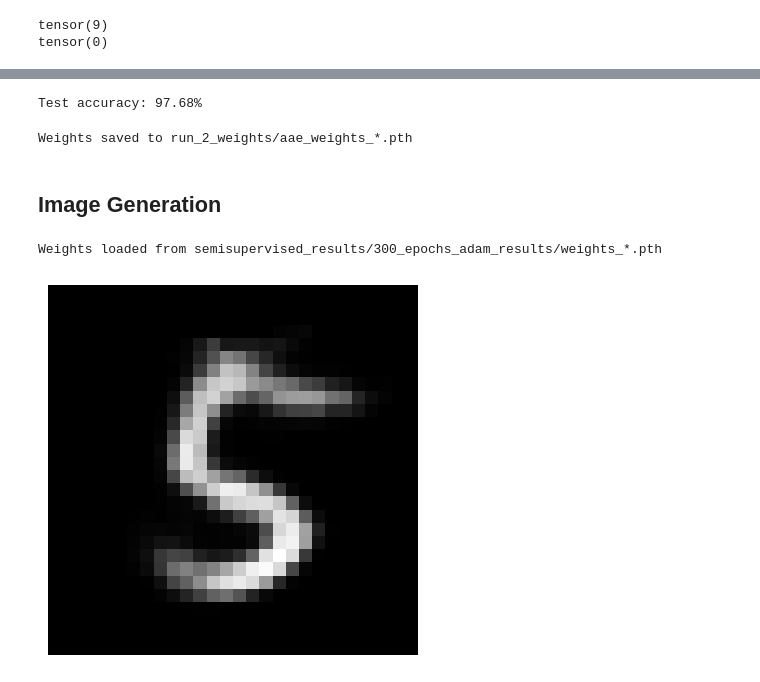
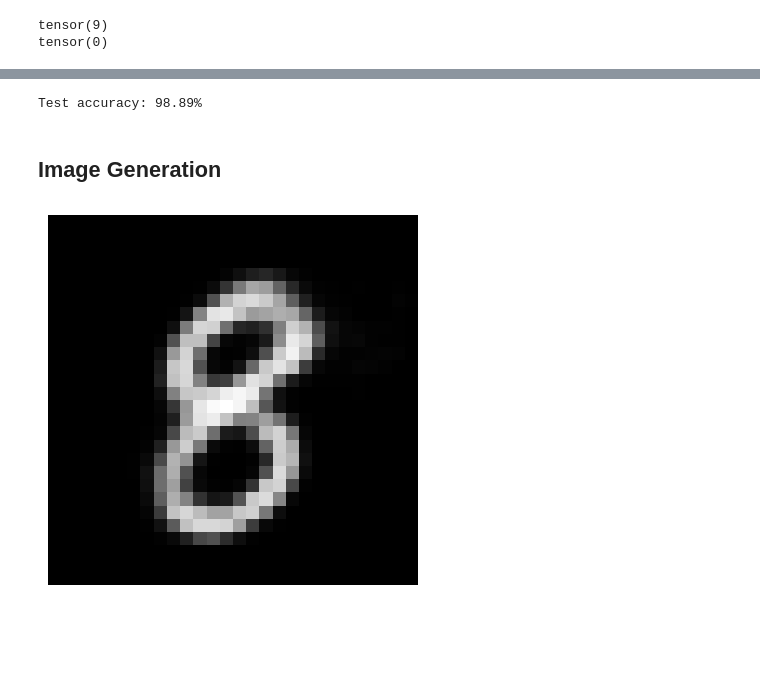
Before and after one commit to 1henrypage/adversarial-autoencoders, a Jupyter notebook: src/adversarial_autoencoder/semi_supervised_experiment.ipynb, the cells around one changed output, grey strips where cells are left out. Cells and saved outputs as stored; diff of their text form; code cells hidden in the pictures; blank space fills up the shorter version.

```diff
--- a/src/adversarial_autoencoder/semi_supervised_experiment.ipynb
+++ b/src/adversarial_autoencoder/semi_supervised_experiment.ipynb
@@ -35,7 +35,7 @@ def configure_mnist(batch_size=100, val_size=10000):
 
     # split full_train → train_ds (60k - val_size) and val_ds (val_size)
     train_size = len(full_train) - val_size
-    train_ds, val_ds = random_split(full_train, [train_size, val_size])
+    train_ds, val_ds = random_split(full_train, [train_size, val_size], generator=torch.Generator().manual_seed(42))
 
     # DataLoaders
     train_loader = DataLoader(train_ds,  batch_size=batch_size, shuffle=True)
@@ -62,7 +62,8 @@ print(Y_train.min())
 tensor(9)
 tensor(0)
 # %%
-NUM_EPOCHS = 300
+NUM_EPOCHS = 500
+GAUSSIAN_NOISE = True
 INPUT_DIM = 784
 BATCH_SIZE = 100
 AE_HIDDEN = 1000
@@ -70,6 +71,7 @@ DC_HIDDEN = 1000
 LATENT_DIM_CAT = 10
 LATENT_DIM_STYLE = 10
 PRIOR_STD = 1.0
+RESULT_FOLDER = 'semisupervised_results/500_epochs_adam_results_run_2_noise'
 
 recon_loss = nn.MSELoss()
 init_recon_lr = 0.001 #0.01
@@ -103,6 +105,7 @@ model.train_mbgd(
     val_loader=val_loader,
     epochs=NUM_EPOCHS,
     prior_std=PRIOR_STD,
-    result_folder="semisupervised_results/300_epochs_adam_results"
+    result_folder=RESULT_FOLDER,
+    add_gaussian_noise=GAUSSIAN_NOISE
 )
 # %% [output]
@@ -169,23 +172,17 @@ num_correct = torch.eq(all_preds, Y_test).sum().item()
 accuracy = num_correct / Y_test.size(0)
 print(f"Test accuracy: {accuracy*100:.2f}%")
 # %% [output]
-Test accuracy: 97.68%
+Test accuracy: 98.89%
-# %%
-model.save_weights("run_2_weights/aae_weights")
-# %% [output]
-Weights saved to run_2_weights/aae_weights_*.pth
 # %% [markdown]
 ## Image Generation
 # %%
-model.load_weights("semisupervised_results/300_epochs_adam_results/weights")
+model.load_weights("semisupervised_results/500_epochs_adam_results_run_2_noise/weights")
-# %% [output]
-Weights loaded from semisupervised_results/300_epochs_adam_results/weights_*.pth
 # %%
 import matplotlib.pyplot as plt
 
-img7 = model.generate_images(5, prior_std=1.0)
+img7 = model.generate_images(8, prior_std=1.0)
 plt.imshow(img7.squeeze().cpu().numpy(), cmap='gray')
 plt.axis('off')
 plt.show()
 # %% [output]
-[figure, old version]
+[figure, new version]
```
Also changed, not shown: parts of 2 cells of this notebook, 9 other files.
